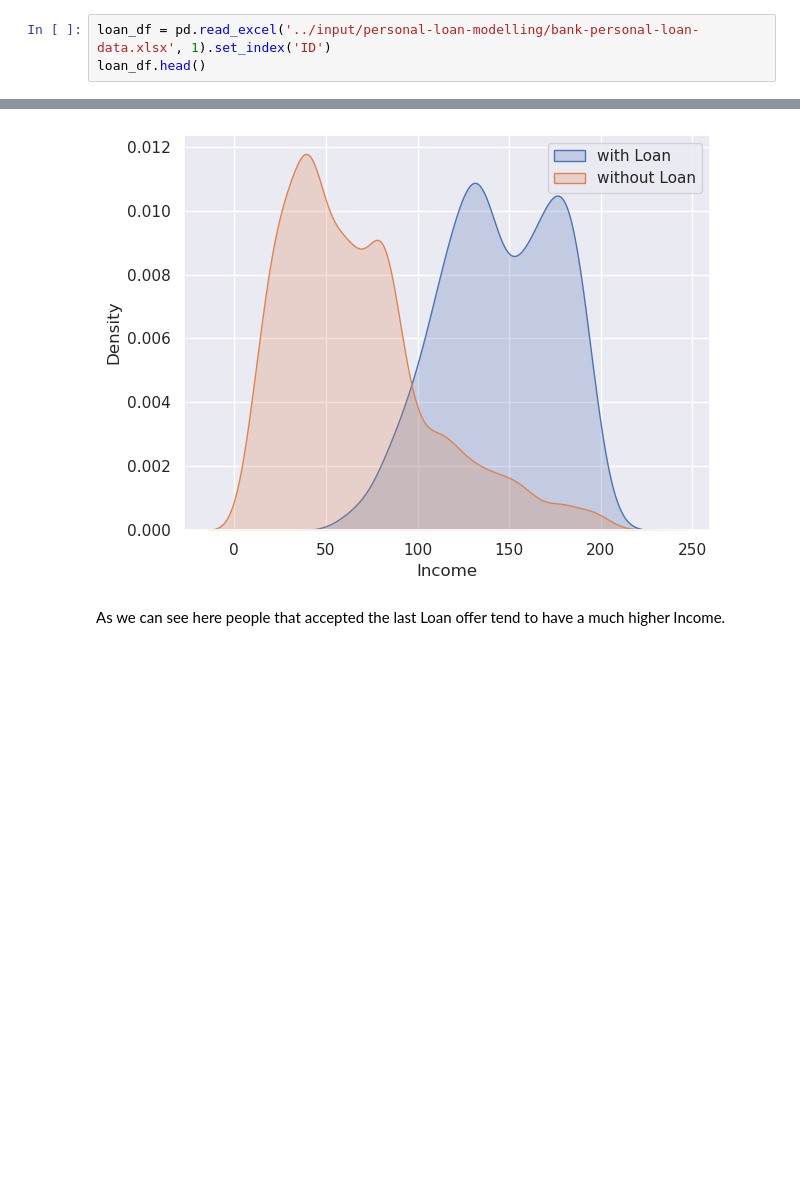
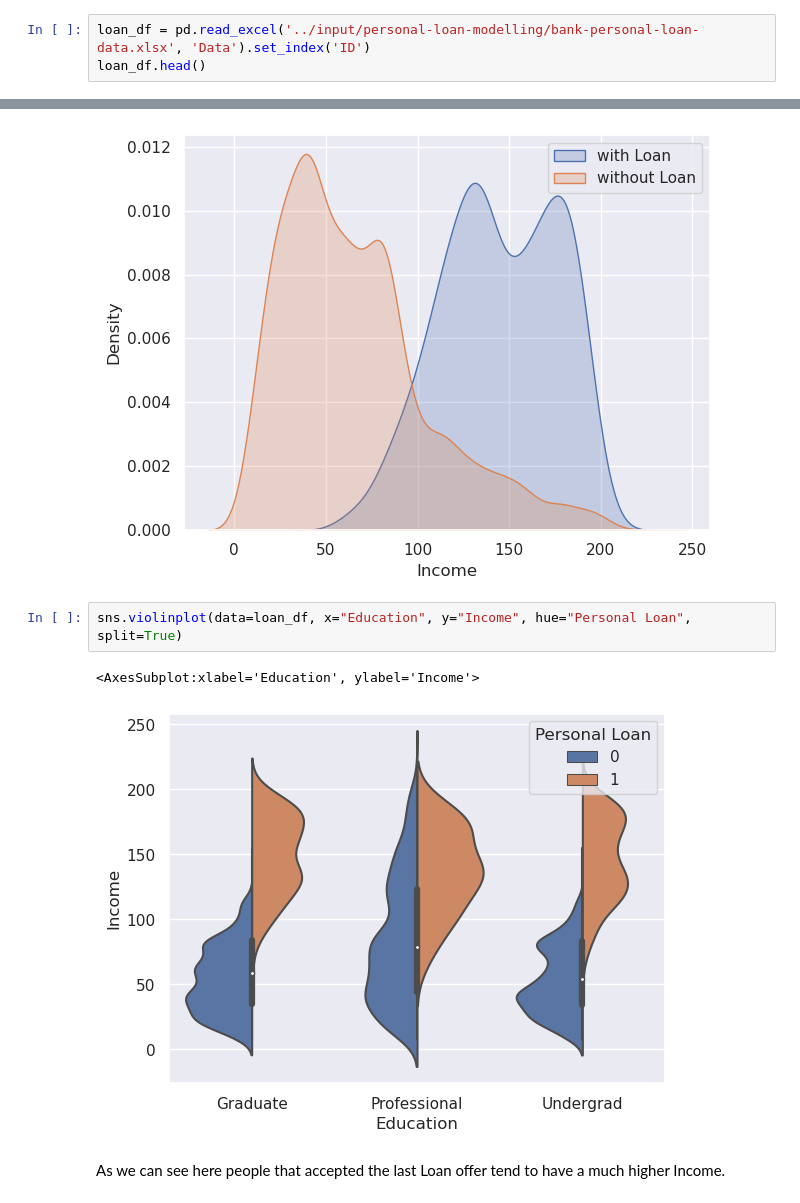
Before and after one commit to henzelennard/personal-loan-modelling, a Jupyter notebook: source/finance-data-analysis.ipynb, the cells around one changed output, grey strips where cells are left out. Cells and saved outputs as stored; diff of their text form; blank space fills up the shorter version.

Commit message:
added visualization to data

```diff
--- a/source/finance-data-analysis.ipynb
+++ b/source/finance-data-analysis.ipynb
@@ -10,7 +10,7 @@ import matplotlib.pyplot as plt
 import seaborn as sns
 sns.set_theme()
 # %%
-loan_df = pd.read_excel('../input/personal-loan-modelling/bank-personal-loan-data.xlsx', 1).set_index('ID')
+loan_df = pd.read_excel('../input/personal-loan-modelling/bank-personal-loan-data.xlsx', 'Data').set_index('ID')
 loan_df.head()
 # %% [output]
 |  | Age | Experience | Income | ZIP Code | Family | CCAvg | Education | Mortgage | Personal Loan | ... |
@@ -81,5 +91,10 @@ plt.tight_layout()
 plt.show()
 # %% [output]
 [figure]
+# %%
+sns.violinplot(data=loan_df, x="Education", y="Income", hue="Personal Loan", split=True)
+# %% [output]
+<AxesSubplot:xlabel='Education', ylabel='Income'>
+[figure, added]
 # %% [markdown]
 As we can see here people that accepted the last Loan offer tend to have a much higher Income.
```
Also changed, not shown: parts of 2 cells of this notebook, 1 other file.
